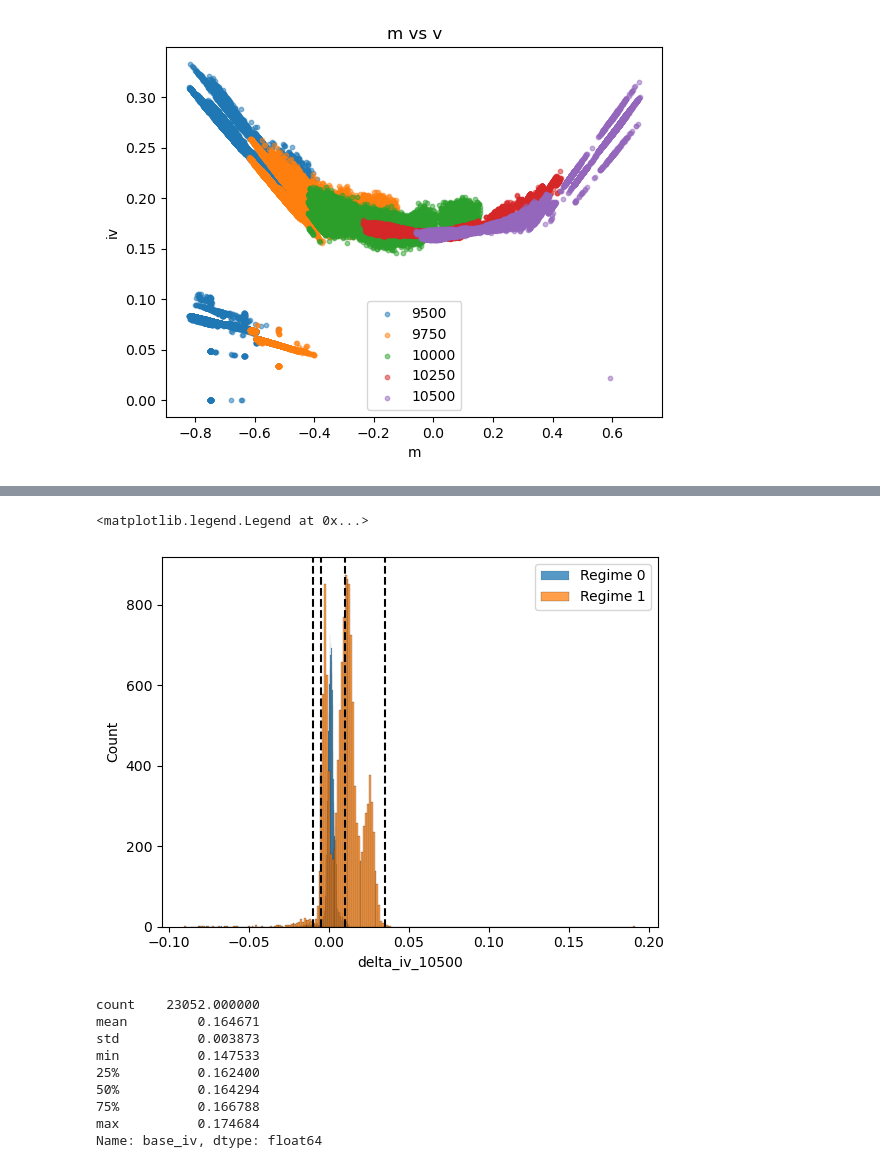
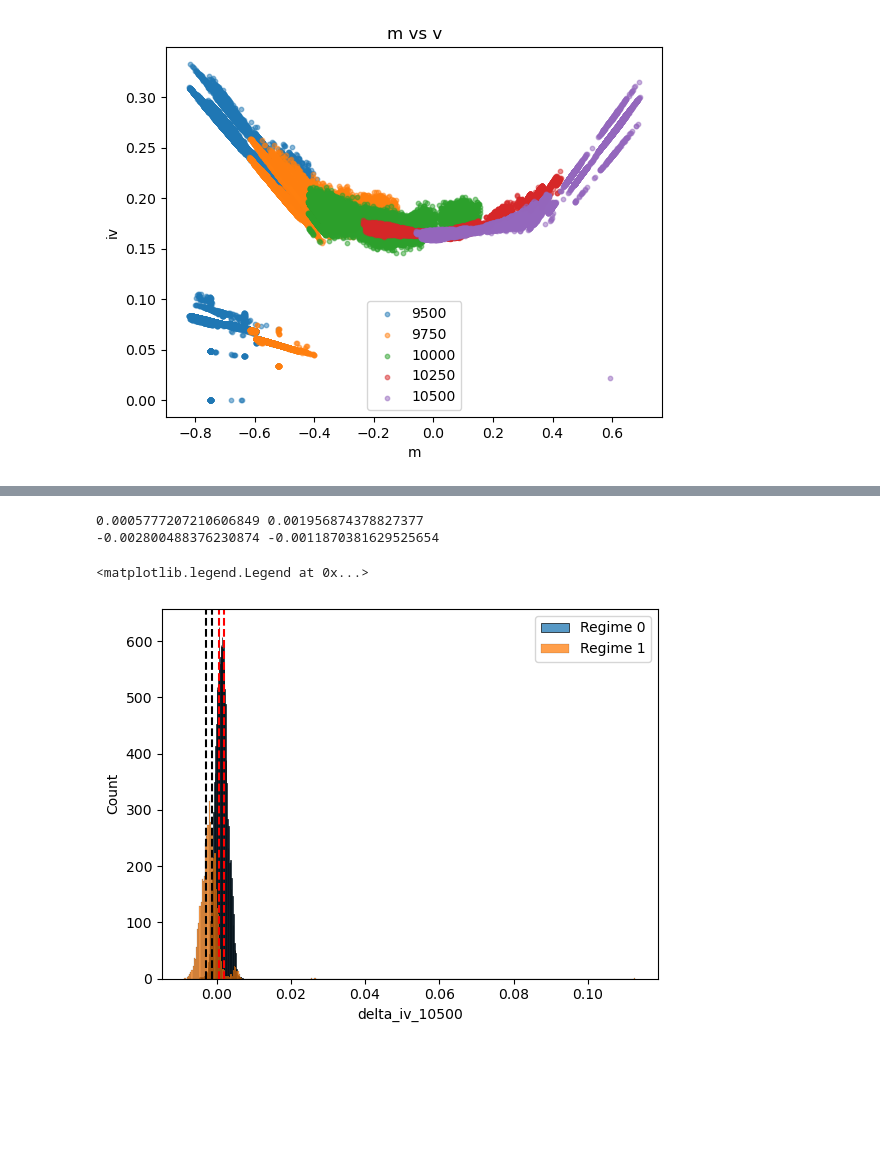
Before and after one commit to IMC-Prosperity-Granite-Flow/IMC_Prosperity3_GraniteFlow, a Jupyter notebook: src/analysis/round4/rock.ipynb, the cells around one changed output, grey strips where cells are left out. Cells and saved outputs as stored; diff of their text form; code cells hidden in the pictures; blank space fills up the shorter version.

```diff
--- a/src/analysis/round4/rock.ipynb
+++ b/src/analysis/round4/rock.ipynb
@@ -170,9 +191,3 @@ plt.legend()
 plt.show()
 # %% [output]
 [figure]
-# %%
-df['delta_iv_9500'] = df['fitted_iv_9500'] - df['iv_9500']
-import seaborn as sns
-sns.histplot(df['delta_iv_9500'])
-plt.axvline(x = 0.006, color='r', linestyle='--')
-plt.axvline(x = -0.01, color='r', linestyle='--')
@@ -182,6 +193,0 @@ plt.axvline(x = -0.01, color='r', linestyle='--')
-# %%
-df['delta_iv_10500'] = df['fitted_iv_10500'] - df['iv_10500']
-import seaborn as sns
-sns.histplot(df['delta_iv_10500'])
-plt.axvline(x = 0.005, color='r', linestyle='--')
-plt.axvline(x = -0.006, color='r', linestyle='--')
@@ -289,9 +338,17 @@ plt.show()
+# %%
+#去除异常iv
+columns = ['iv_9500', 'iv_9750', 'iv_10000', 'iv_10250', 'iv_10500']
+#如果iv < 0.14，就用最小值0.145代替
+for column in columns:
+    df[column] = df[column].apply(lambda x: 0.145 if x < 0.14 else x)
 # %%
 df['delta_iv_9500'] = df['fitted_iv_9500'] - df['iv_9500']
 df['delta_iv_9750'] = df['fitted_iv_9750'] - df['iv_9750']
 df['delta_iv_10000'] = df['fitted_iv_10000'] - df['iv_10000']
 df['delta_iv_10250'] = df['fitted_iv_10250'] - df['iv_10250']
 df['delta_iv_10500'] = df['fitted_iv_10500'] - df['iv_10500']
+# %%
+df = df[(abs(df['delta_iv_9500']) < 0.05) & (abs(df['delta_iv_9750']) < 0.1)]
 # %%
 df_regime0 = df[df['base_iv_regime'] == 0]
 df_regime1 = df[df['base_iv_regime'] == 1]
@@ -341,26 +440,17 @@ plt.legend()
 # %%
 import seaborn as sns
 sns.histplot(df_regime0['delta_iv_10500'], label = 'Regime 0')
 sns.histplot(df_regime1['delta_iv_10500'], label = 'Regime 1')
-plt.axvline(x=0.01, color='black', linestyle='--')
-plt.axvline(x=-0.01, color='black', linestyle='--')
-plt.axvline(x=0.035, color='black', linestyle='--')
-plt.axvline(x=-0.005, color='black', linestyle='--')
-
+plt.axvline(x=df_regime0['delta_iv_10500'].quantile(0.33), color='red', linestyle='--')
+plt.axvline(x=df_regime0['delta_iv_10500'].quantile(0.67), color='red', linestyle='--')
+plt.axvline(x=df_regime1['delta_iv_10500'].quantile(0.33), color='black', linestyle='--')
+plt.axvline(x=df_regime1['delta_iv_10500'].quantile(0.67), color='black', linestyle='--')
+print(df_regime0['delta_iv_10500'].quantile(0.33), df_regime0['delta_iv_10500'].quantile(0.67))
+print(df_regime1['delta_iv_10500'].quantile(0.33), df_regime1['delta_iv_10500'].quantile(0.67))
 
 plt.legend()
 # %% [output]
-<matplotlib.legend.Legend at 0x...>
+0.0005777207210606849 0.001956874378827377
+-0.002800488376230874 -0.0011870381629525654
+<matplotlib.legend.Legend at 0x...>
-[figure, old version]
+[figure, new version]
-# %%
-df_regime0[df_regime0['base_iv_regime'] ==0]['base_iv'].describe()
-# %% [output]
-count    23052.000000
-mean         0.164671
-std          0.003873
-min          0.147533
-25%          0.162400
-50%          0.164294
-75%          0.166788
-max          0.174684
-Name: base_iv, dtype: float64
```
Also changed, not shown: parts of 26 cells of this notebook, 9 other files.
